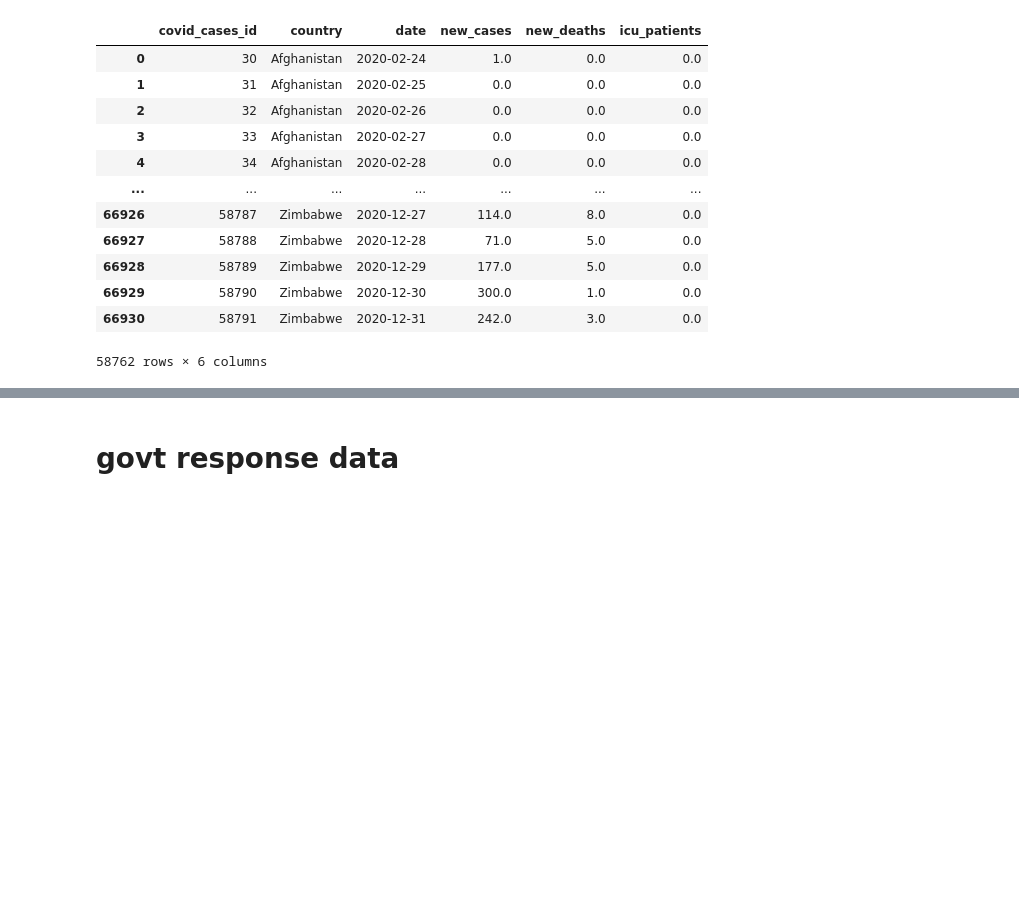
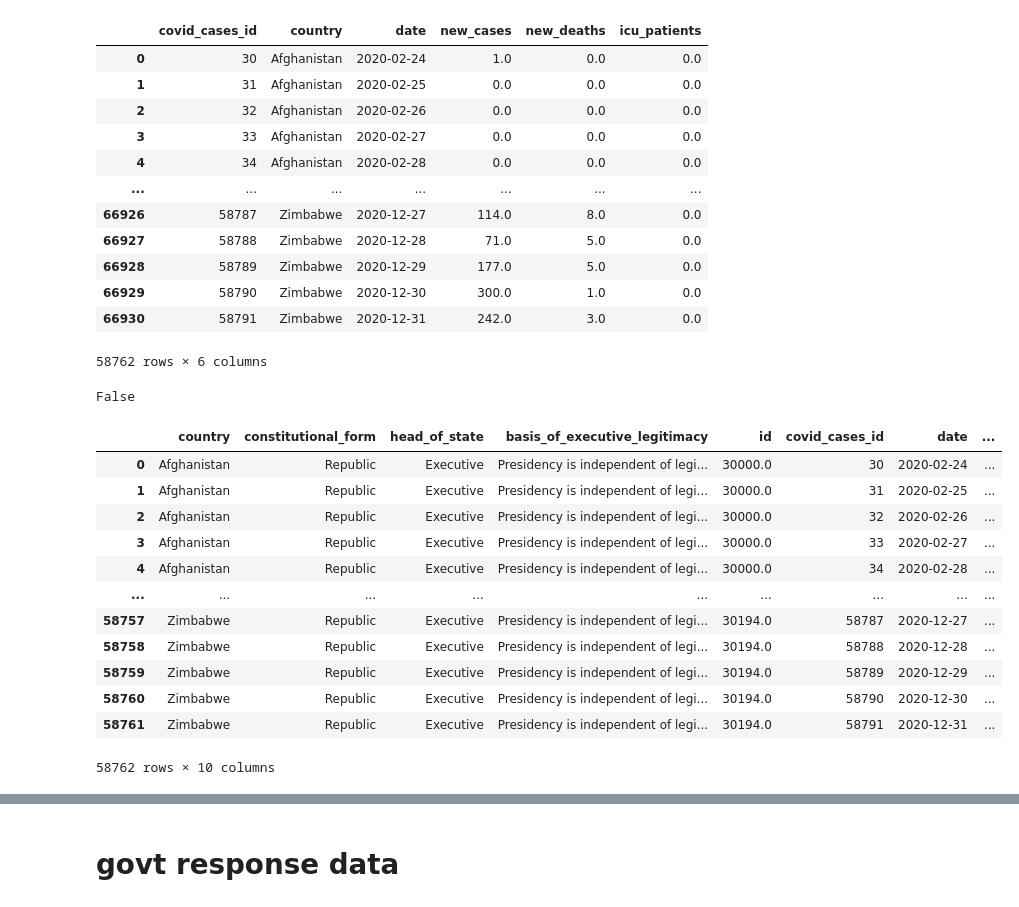
Before and after one commit to Kpearson72/etl-project-team4, a Jupyter notebook: etl_prpject_final_notebook-Copy1.ipynb, the cells around one changed output, grey strips where cells are left out. Drawn from its saved outputs; the diff is of its cells as text; code cells hidden in the pictures; blank space fills up the shorter version.

```diff
--- a/etl_prpject_final_notebook-Copy1.ipynb
+++ b/etl_prpject_final_notebook-Copy1.ipynb
@@ -423,0 +441,21 @@ world_covid_data = clean_covid_df
+# %%
+clean_covid_df.isnull().values.any()
+# %% [output]
+False
+# %%
+new_world_covid_data= pd.merge(un_govt, clean_covid_df, on= 'country', how='right')
+new_world_covid_data
+# %% [output]
+|  | country | constitutional_form | head_of_state | basis_of_executive_legitimacy | id | covid_cases_id | date | ... |
+| 0 | Afghanistan | Republic | Executive | Presidency is independent of legi... | 30000.0 | 30 | 2020-02-24 | ... |
+| 1 | Afghanistan | Republic | Executive | Presidency is independent of legi... | 30000.0 | 31 | 2020-02-25 | ... |
+| 2 | Afghanistan | Republic | Executive | Presidency is independent of legi... | 30000.0 | 32 | 2020-02-26 | ... |
+| 3 | Afghanistan | Republic | Executive | Presidency is independent of legi... | 30000.0 | 33 | 2020-02-27 | ... |
+| 4 | Afghanistan | Republic | Executive | Presidency is independent of legi... | 30000.0 | 34 | 2020-02-28 | ... |
+| ... | ... | ... | ... | ... | ... | ... | ... | ... |
+| 58757 | Zimbabwe | Republic | Executive | Presidency is independent of legi... | 30194.0 | 58787 | 2020-12-27 | ... |
+| 58758 | Zimbabwe | Republic | Executive | Presidency is independent of legi... | 30194.0 | 58788 | 2020-12-28 | ... |
+| 58759 | Zimbabwe | Republic | Executive | Presidency is independent of legi... | 30194.0 | 58789 | 2020-12-29 | ... |
+| 58760 | Zimbabwe | Republic | Executive | Presidency is independent of legi... | 30194.0 | 58790 | 2020-12-30 | ... |
+| 58761 | Zimbabwe | Republic | Executive | Presidency is independent of legi... | 30194.0 | 58791 | 2020-12-31 | ... |
+58762 rows × 10 columns
```
Also changed, not shown: parts of 31 cells of this notebook, 3 other files.
